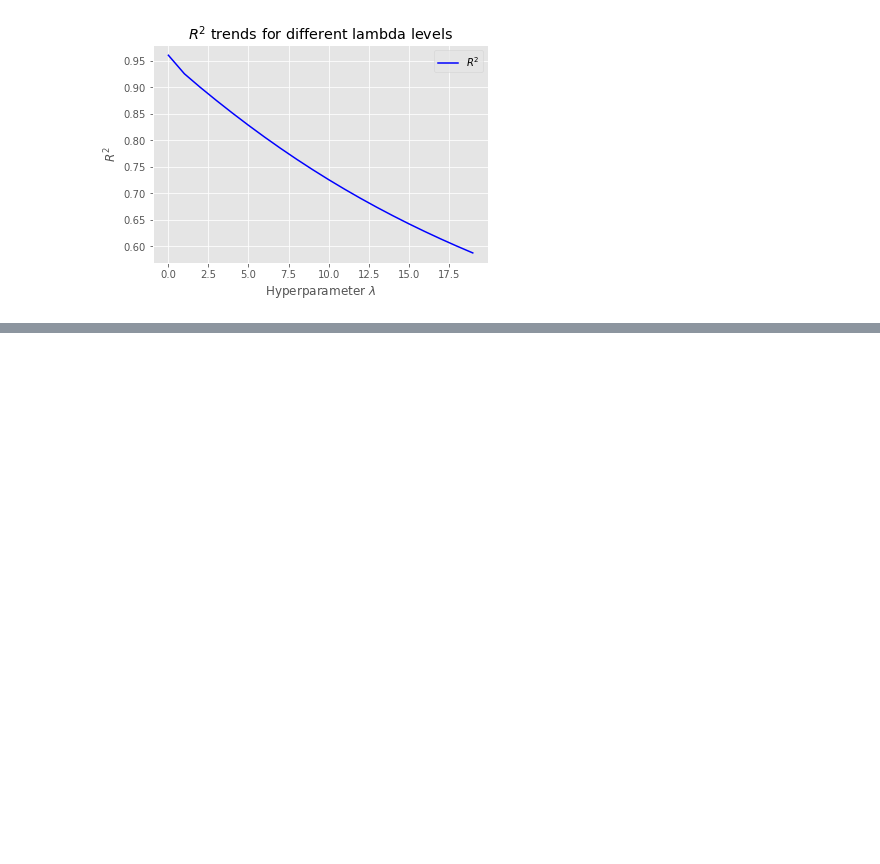
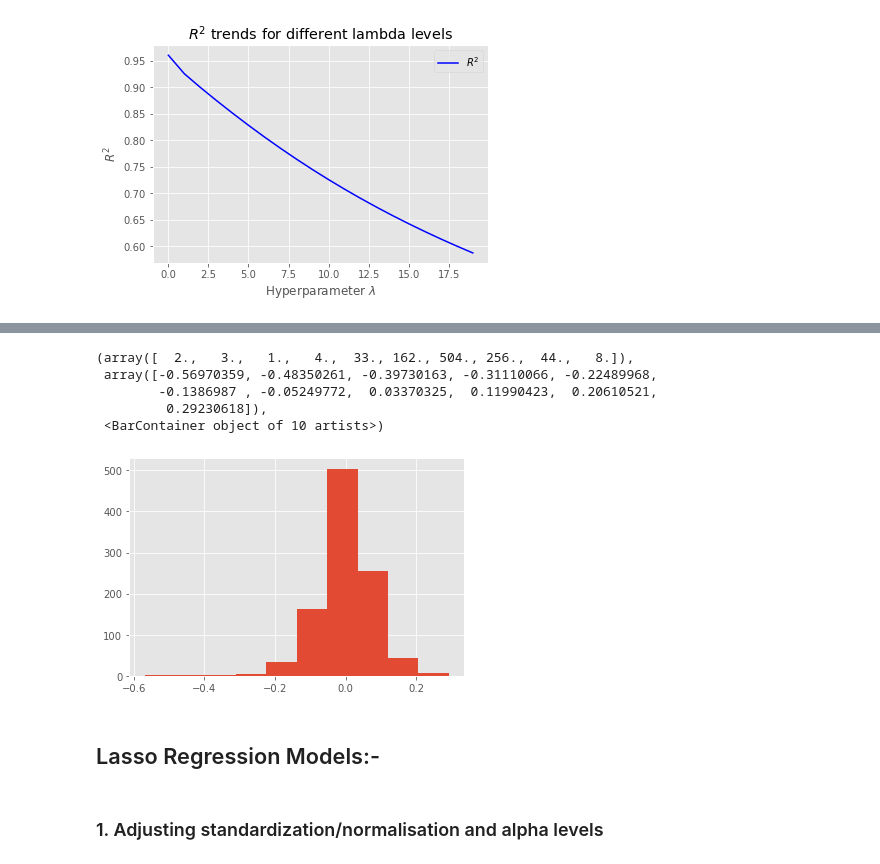
Before and after one commit to suhitasva/ML_Project, a Jupyter notebook: PLR_models.ipynb, the cells around one changed output, grey strips where cells are left out. Drawn from its saved outputs; the diff is of its cells as text; code cells hidden in the pictures; blank space fills up the shorter version.

```diff
--- a/PLR_models.ipynb
+++ b/PLR_models.ipynb
@@ -456,0 +531,6 @@ Text(0, 0.5, '$R^2$')
+# %%
+# Numerical columns not standardized (normalization is turned on):
+
+ridge_fin2 = Ridge()
+ridge_fin2.set_params(alpha=0.01, normalize=True)
+model_results(trainX_trans, np.log(trainY), testX_trans, np.log(testY), ridge_fin2, show = True)
@@ -456,0 +546,14 @@ Text(0, 0.5, '$R^2$')
+# %%
+# Plotting the residuals
+
+residuals = np.log(trainY) - ridge_fin2.predict(trainX_trans)
+plt.hist(residuals)
+# %% [output]
+(array([  2.,   3.,   1.,   4.,  33., 162., 504., 256.,  44.,   8.]),
+ array([-0.56970359, -0.48350261, -0.39730163, -0.31110066, -0.22489968,
+        -0.1386987 , -0.05249772,  0.03370325,  0.11990423,  0.20610521,
+         0.29230618]),
+ <BarContainer object of 10 artists>)
+[figure, added]
+# %% [markdown]
+## Lasso Regression Models:-
@@ -456,0 +575,2 @@ Text(0, 0.5, '$R^2$')
+# %% [markdown]
+### 1. Adjusting standardization/normalisation and alpha levels
```
Also changed, not shown: parts of 40 cells of this notebook.
